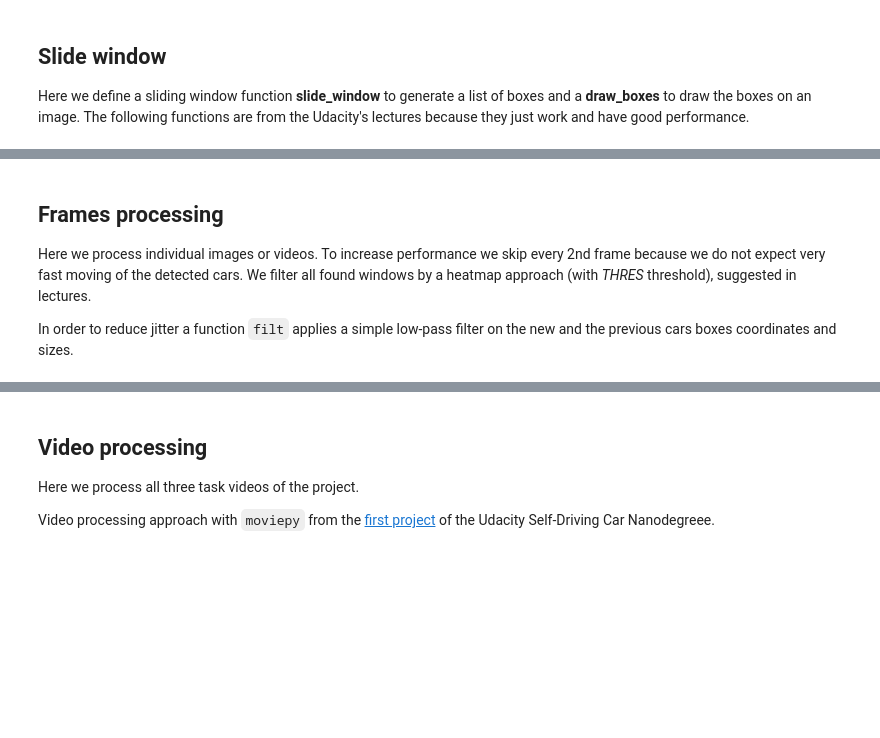
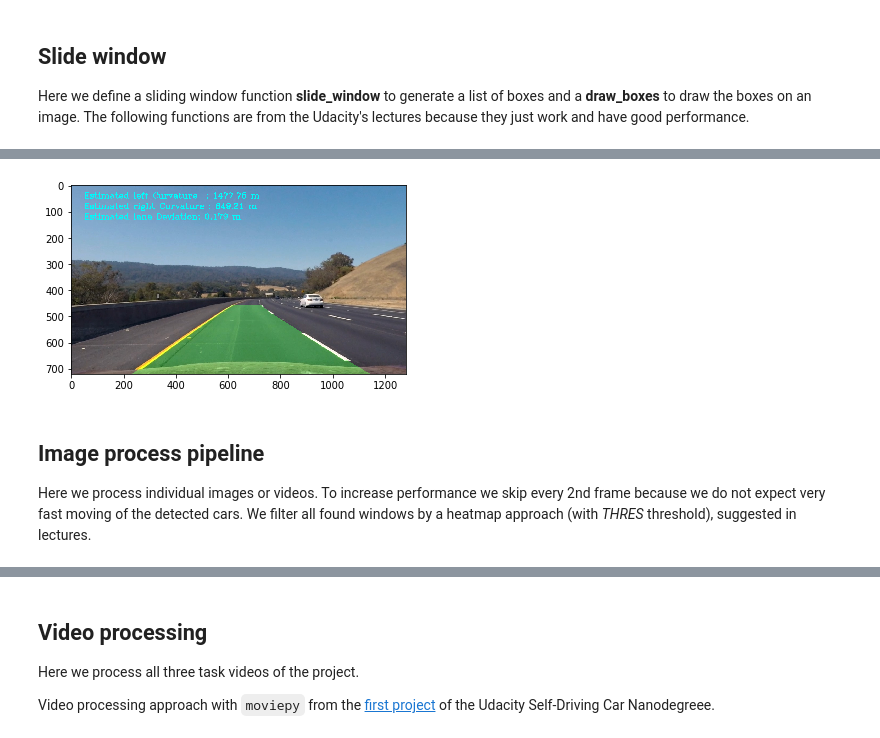
Before and after one commit to wuqianliang/ND013, a Jupyter notebook: Vehicle Detection and Tracking/Vehicle_Detection_and_Tracking.ipynb, the cells around one changed output, grey strips where cells are left out. Drawn from its saved outputs; the diff is of its cells as text; code cells hidden in the pictures; blank space fills up the shorter version.

```diff
--- a/Vehicle Detection and Tracking/Vehicle_Detection_and_Tracking.ipynb
+++ b/Vehicle Detection and Tracking/Vehicle_Detection_and_Tracking.ipynb
@@ -570,6 +584,10 @@ for image in glob.glob('test_images/test3.jpg'):
+# %%
+from Advanced_Lane_Finding  import *
+line=Line()
+show_img(line.image_process_pipeline(cv2.imread('test_images/test3.jpg')))
+# %% [output]
+[figure, added]
 # %% [markdown]
-## Frames processing
+## Image process pipeline
 
 Here we process individual images or videos. To increase performance we skip every 2nd frame because we do not expect very fast moving of the detected cars. We filter all found windows by a heatmap approach (with *THRES* threshold), suggested in lectures.
-
-In order to reduce jitter a function `filt` applies a simple low-pass filter on the new and the previous cars boxes coordinates and sizes.
```
Also changed, not shown: parts of 23 cells of this notebook, 2 other files.
